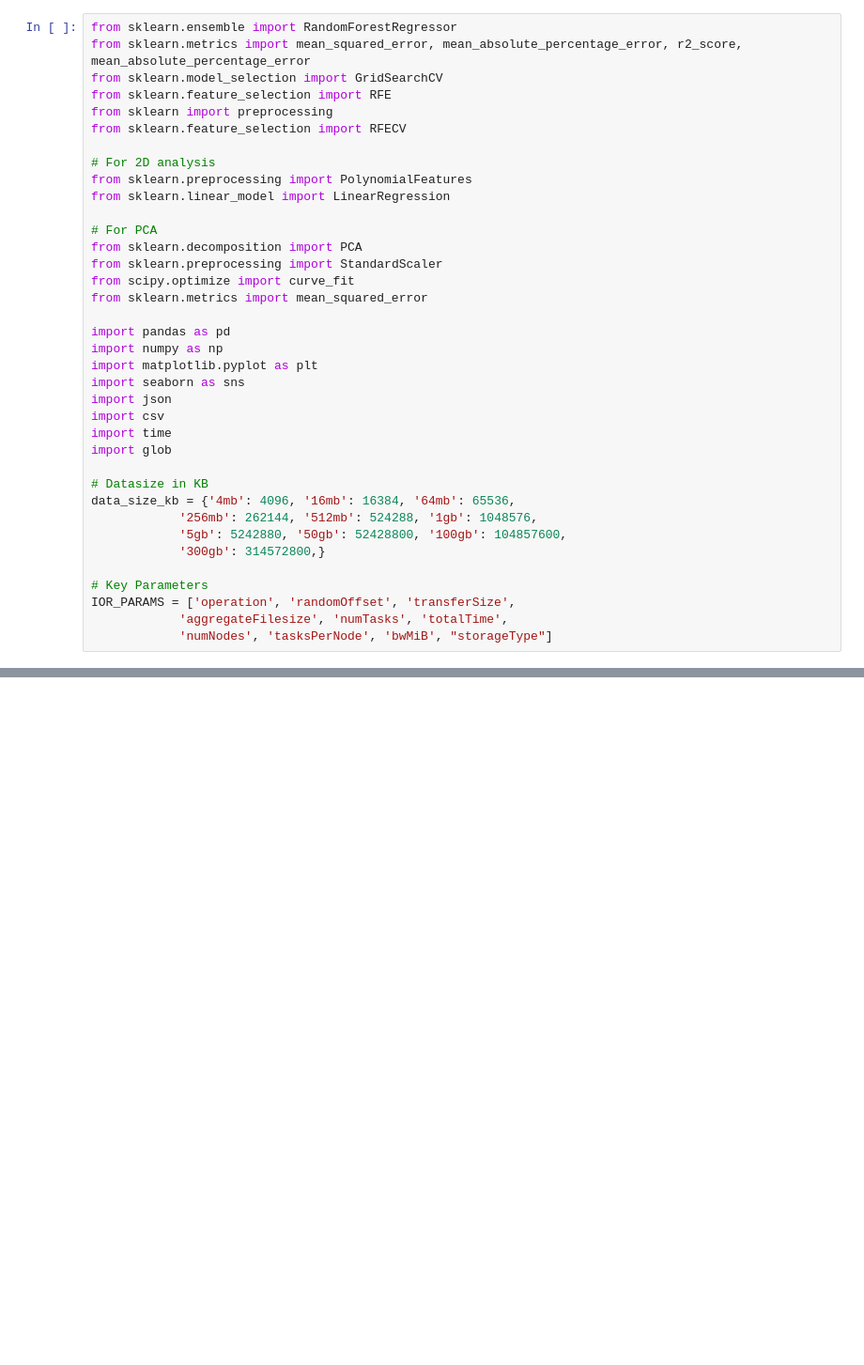
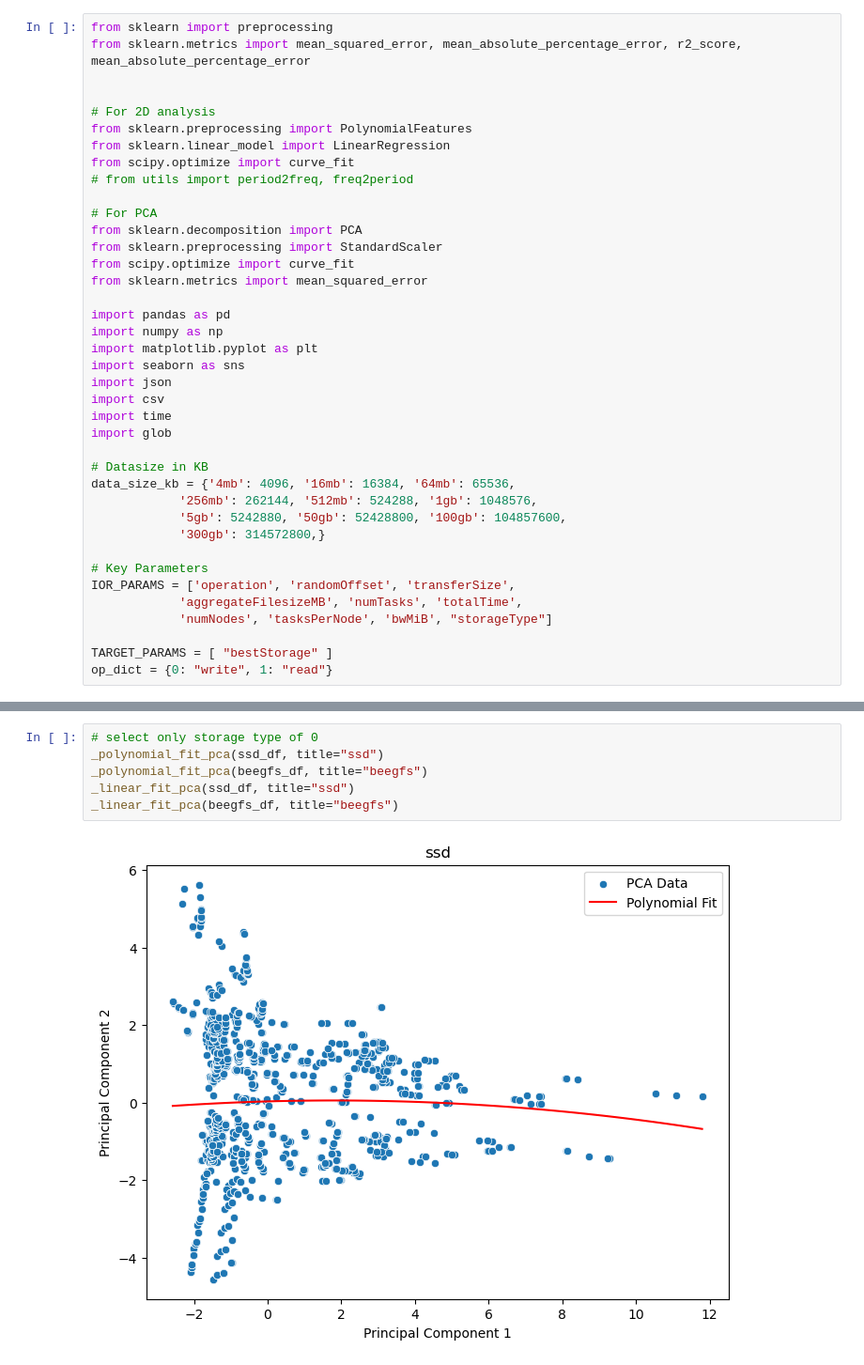
Before and after one commit to candiceT233/linux_resource_detect, a Jupyter notebook: perf_analysis/data_analysis.ipynb, the cells around one changed output, grey strips where cells are left out. Shown at 94% size. Cells and saved outputs as stored; diff of their text form; blank space fills up the shorter version.

```diff
--- a/perf_analysis/data_analysis.ipynb
+++ b/perf_analysis/data_analysis.ipynb
@@ -1,14 +1,13 @@
 # %%
-from sklearn.ensemble import RandomForestRegressor
+from sklearn import preprocessing
 from sklearn.metrics import mean_squared_error, mean_absolute_percentage_error, r2_score, mean_absolute_percentage_error
-from sklearn.model_selection import GridSearchCV
-from sklearn.feature_selection import RFE
-from sklearn import preprocessing
-from sklearn.feature_selection import RFECV
+
 
 # For 2D analysis
 from sklearn.preprocessing import PolynomialFeatures
 from sklearn.linear_model import LinearRegression
+from scipy.optimize import curve_fit
+# from utils import period2freq, freq2period
 
 # For PCA
 from sklearn.decomposition import PCA
@@ -33,8 +32,11 @@ data_size_kb = {'4mb': 4096, '16mb': 16384, '64mb': 65536,
 
 # Key Parameters
 IOR_PARAMS = ['operation', 'randomOffset', 'transferSize',
-            'aggregateFilesize', 'numTasks', 'totalTime',
+            'aggregateFilesizeMB', 'numTasks', 'totalTime',
             'numNodes', 'tasksPerNode', 'bwMiB', "storageType"]
+
+TARGET_PARAMS = [ "bestStorage" ]
+op_dict = {0: "write", 1: "read"}
 # %% [markdown]
 ## Bandwidth Prediction from IOR to Workflow
 ### Key parameters from IOR
@@ -485,0 +877,8 @@ Storage Type:  localssd_ior
+# %%
+# select only storage type of 0
+_polynomial_fit_pca(ssd_df, title="ssd")
+_polynomial_fit_pca(beegfs_df, title="beegfs")
+_linear_fit_pca(ssd_df, title="ssd")
+_linear_fit_pca(beegfs_df, title="beegfs")
+# %% [output]
+[figure, added]
```
Also changed, not shown: parts of 16 cells of this notebook.
